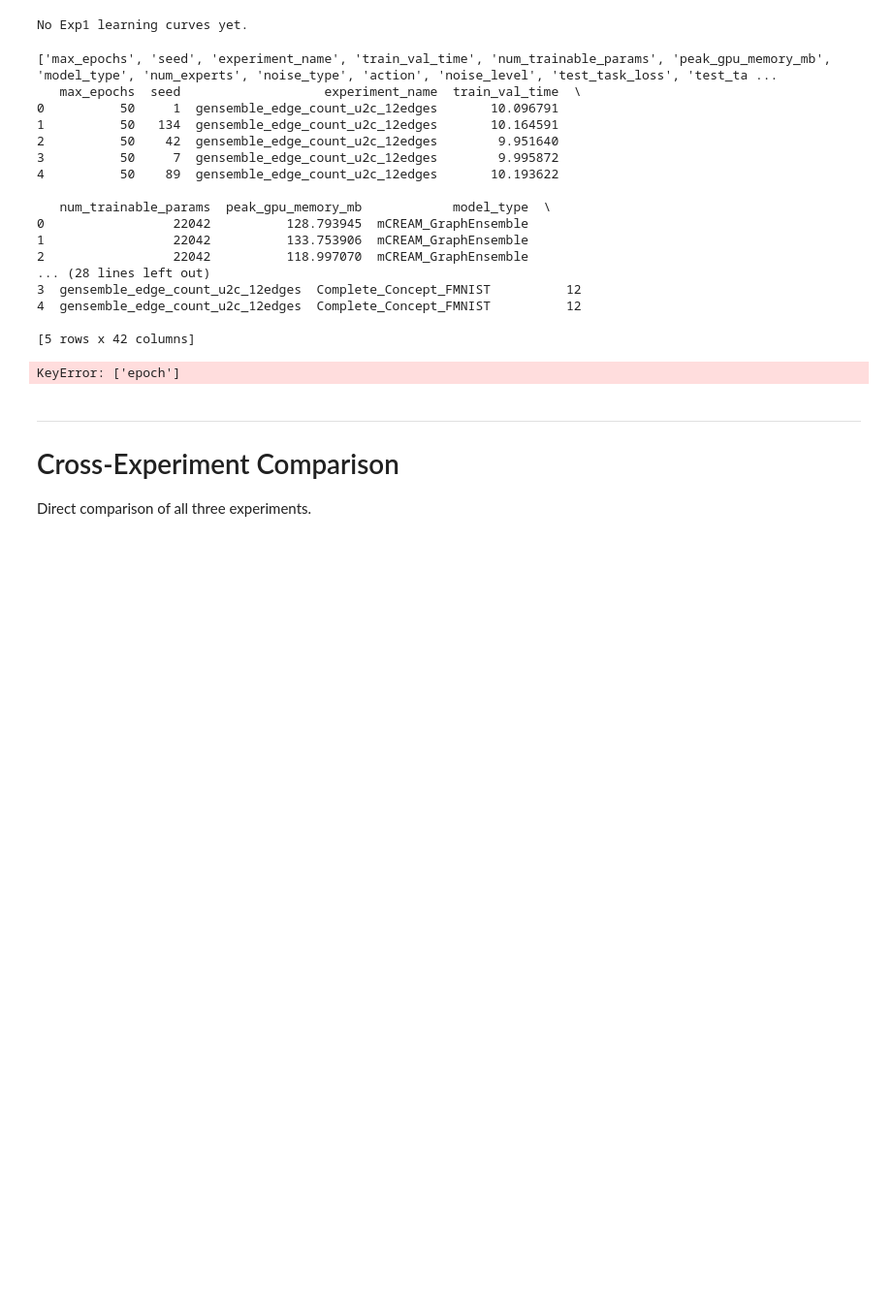
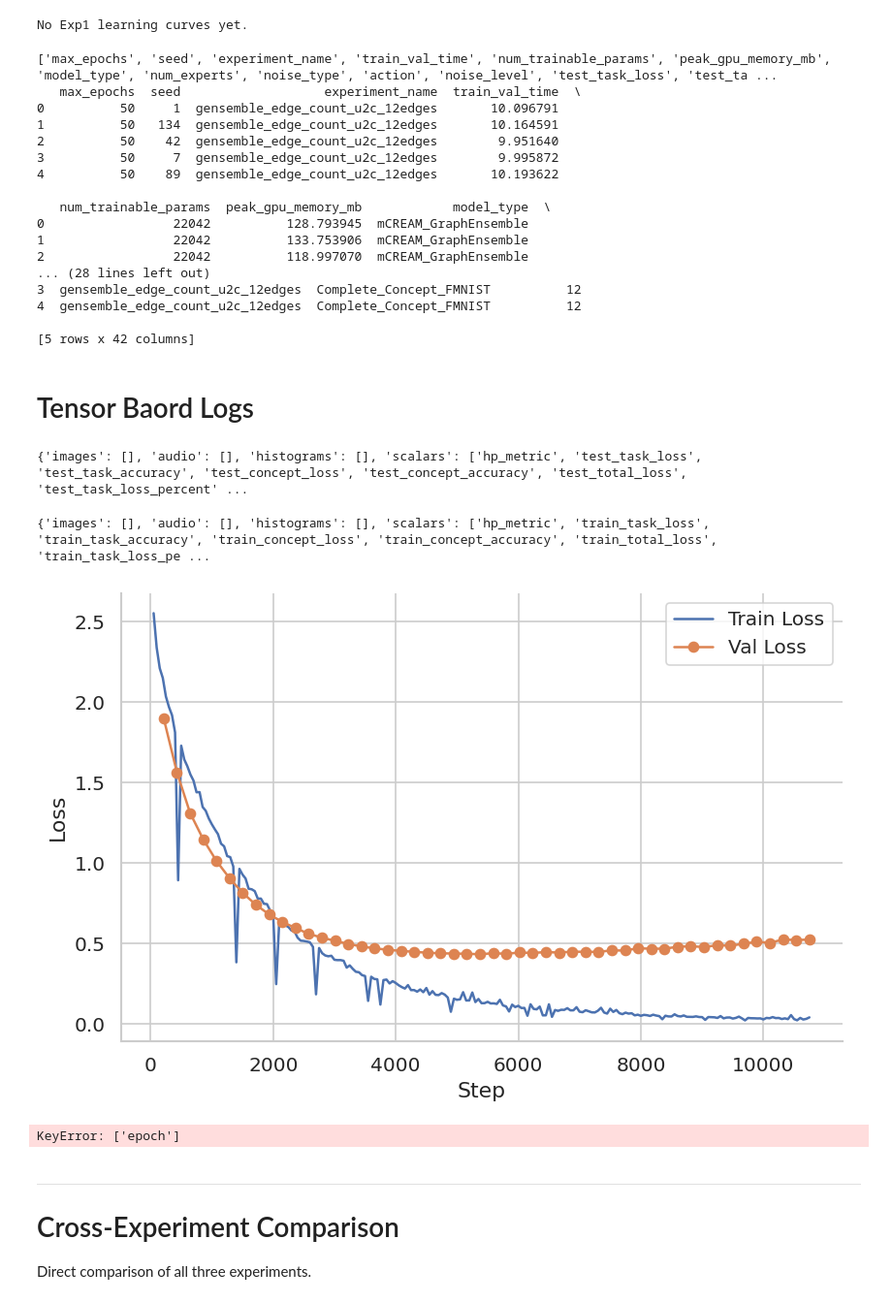
Before and after one commit to daniyaniazi/mCREAM, a Jupyter notebook: notebook/mcream_graph_ensemble_analysis.ipynb, the cells around one changed output. Shown at 97% size. Saved outputs shown, nothing was run; the diff lists cells and outputs as text; code cells hidden in the pictures; blank space fills up the shorter version.

Commit message:
add: tensor baord logs

```diff
--- a/notebook/mcream_graph_ensemble_analysis.ipynb
+++ b/notebook/mcream_graph_ensemble_analysis.ipynb
@@ -662,6 +675,51 @@ print(lc_exp2.head())
 4  gensemble_edge_count_u2c_12edges  Complete_Concept_FMNIST          12
 
 [5 rows x 42 columns]
+# %% [markdown]
+# Tensor Baord Logs
+# %%
+from tensorboard.backend.event_processing.event_accumulator import EventAccumulator
+
+ea = EventAccumulator(
+    "/home/dani00003/mCREAM/experiments/Complete_Concept_FMNIST/train_cbm/mCREAM_GraphEnsemble/gensemble_edge_count_u2c_12edges/seed_1/lightning_logs/version_0/events.out.tfevents.1782068681.dani00003-168100.0-fulla.hpc.uni-saarland.de.51.5"
+)
+ea.Reload()
+
+print(ea.Tags())
+# %% [output]
+{'images': [], 'audio': [], 'histograms': [], 'scalars': ['hp_metric', 'test_task_loss', 'test_task_accuracy', 'test_concept_loss', 'test_concept_accuracy', 'test_total_loss', 'test_task_loss_percent' ...
+# %%
+from tensorboard.backend.event_processing.event_accumulator import EventAccumulator
+
+ea = EventAccumulator(
+    "/home/dani00003/mCREAM/experiments/Complete_Concept_FMNIST/train_cbm/mCREAM_GraphEnsemble/gensemble_edge_count_u2c_12edges/seed_1/lightning_logs/version_0/events.out.tfevents.1782068075.dani00003-168100.0-fulla.hpc.uni-saarland.de.51.4")
+
+ea.Reload()
+
+print(ea.Tags())
+# %% [output]
+{'images': [], 'audio': [], 'histograms': [], 'scalars': ['hp_metric', 'train_task_loss', 'train_task_accuracy', 'train_concept_loss', 'train_concept_accuracy', 'train_total_loss', 'train_task_loss_pe ...
+# %%
+train_loss = ea.Scalars("train_total_loss")
+val_loss   = ea.Scalars("val_total_loss")
+
+train_steps = [x.step for x in train_loss]
+train_vals  = [x.value for x in train_loss]
+
+val_steps = [x.step for x in val_loss]
+val_vals  = [x.value for x in val_loss]
+
+plt.figure(figsize=(8,5))
+plt.plot(train_steps, train_vals, label="Train Loss")
+plt.plot(val_steps, val_vals, label="Val Loss", marker="o")
+
+plt.xlabel("Step")
+plt.ylabel("Loss")
+plt.legend()
+plt.grid(True)
+plt.show()
+# %% [output]
+[figure, added]
 # %%
 # ── Exp2: all edge counts overlaid on one plot per loss ──────────────────────
 if len(lc_exp2) == 0:
```
Also changed, not shown: parts of 1 cell of this notebook.
